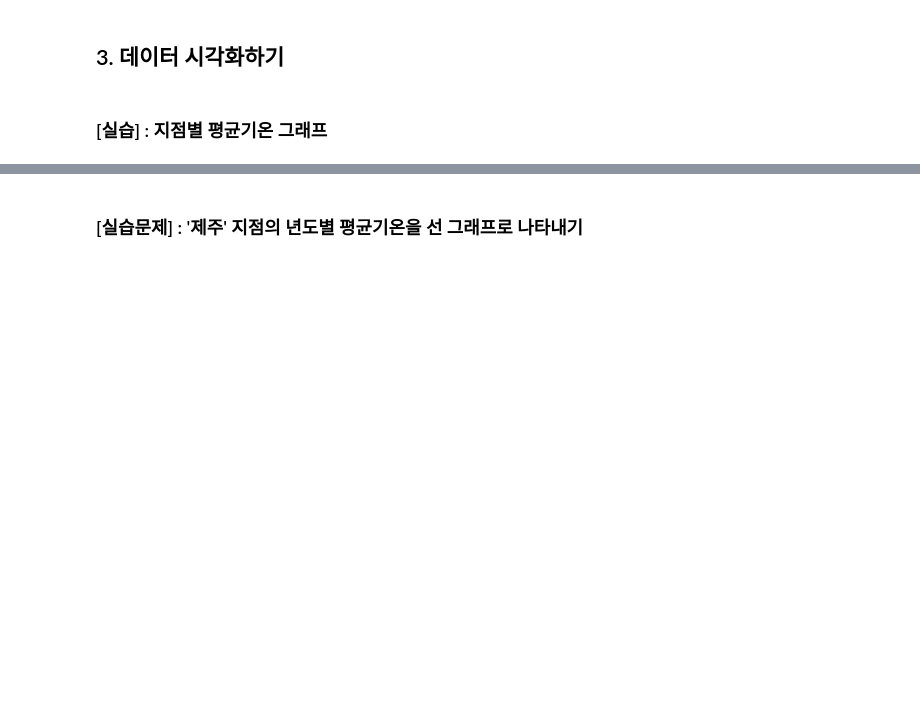
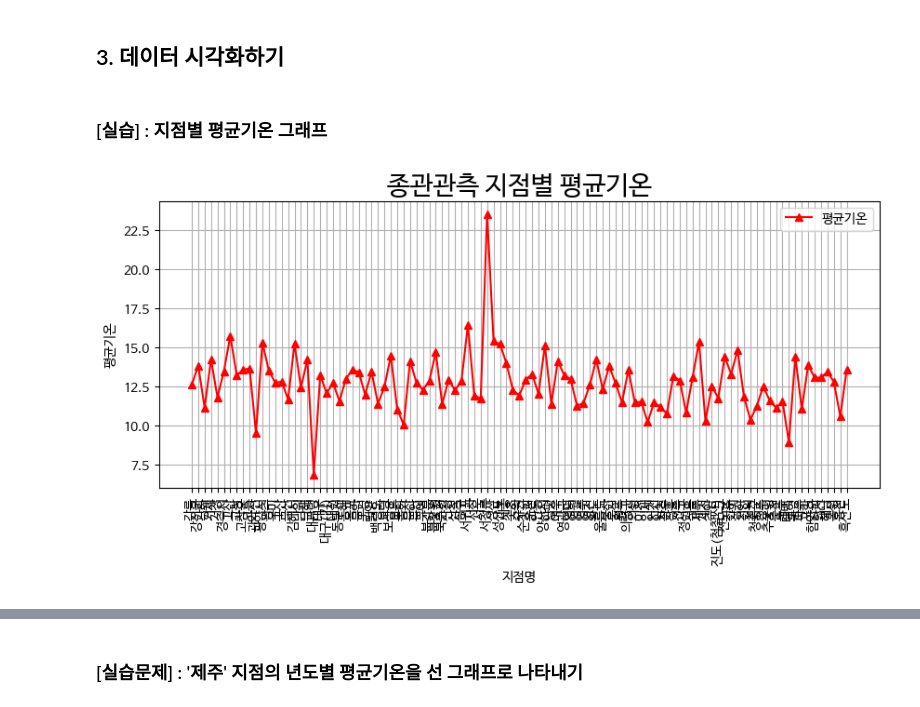
Before and after one commit to HYLee810/projectmanager, a Jupyter notebook: 2_데이터분석_03_공공데이터_기상청날씨_실습.ipynb, the cells around one changed output, grey strips where cells are left out. Drawn from its saved outputs; the diff is of its cells as text; code cells hidden in the pictures; blank space fills up the shorter version.

```diff
--- a/2_데이터분석_03_공공데이터_기상청날씨_실습.ipynb
+++ b/2_데이터분석_03_공공데이터_기상청날씨_실습.ipynb
@@ -417,37 +700,44 @@ df.to_csv(file, encoding='cp949', mode='w', index=True)
 ## 3. 데이터 시각화하기
 # %% [markdown]
 ### [실습] : 지점별 평균기온 그래프
+# %%
+#[코랩용 한글]
+import matplotlib.pyplot as plt
+plt.rc('font', family='NanumBarunGothic')        # 방법1
+plt.rcParams['font.family'] = 'NanumBarunGothic' # 방법2
 # %%
 import pandas as pd
 import matplotlib.pyplot as plt
 
 # 한글,그래프크기
-plt.rcParams['font.family'] = 'Malgun Gothic'
+plt.rc('font', family='NanumBarunGothic')
 plt.rcParams['figure.figsize'] = (10, 4)
 plt.rcParams['axes.unicode_minus']
 
 # 1.데이터 불러오기
-
-
-
+file = './sample_data/weather_data.csv'
+file = './sample_data/OBS_ASOS_MNH_20230830103358.csv'
+df = pd.read_csv(file, encoding='CP949')
 
 # 2.컬럼명 지정
 df.columns = ['지점', '지점명', '일시', '평균기온', '최고기온', '최저기온',
               '평균현지기압','평균상대습도', '월합강수량', '평균풍',
               '일조시간','최심적설']
 df['년도'] = df.일시.str[0:4]
 df.head(2)
 
 
 # 3.지점별 평균 구하기(지점 30개만 추출)
-df_mean =
+df_mean = df.groupby('지점명').aggregate({'평균기온':'mean'})
 
 plt.plot(df_mean, '^', linestyle='solid', c='red', label='평균기온')
 plt.xticks(rotation=90)
 plt.title('종관관측 지점별 평균기온', fontsize=20)
 plt.xlabel('지점명'); plt.ylabel('평균기온');
 plt.legend(); plt.grid();
 plt.show()
+# %% [output]
+[figure, added]
 # %%
 import pandas as pd
 import matplotlib.pyplot as plt
```
Also changed, not shown: parts of 45 cells of this notebook.
